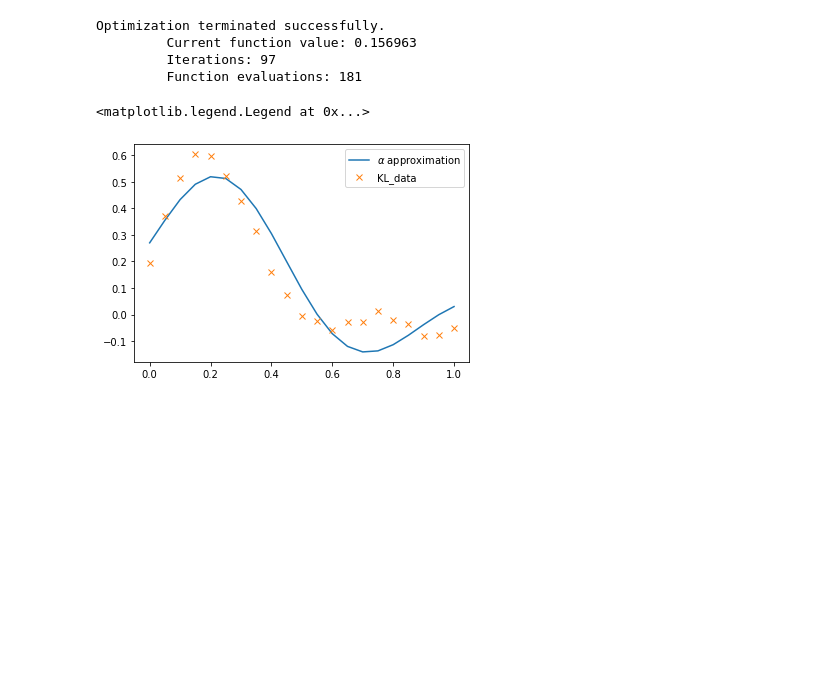
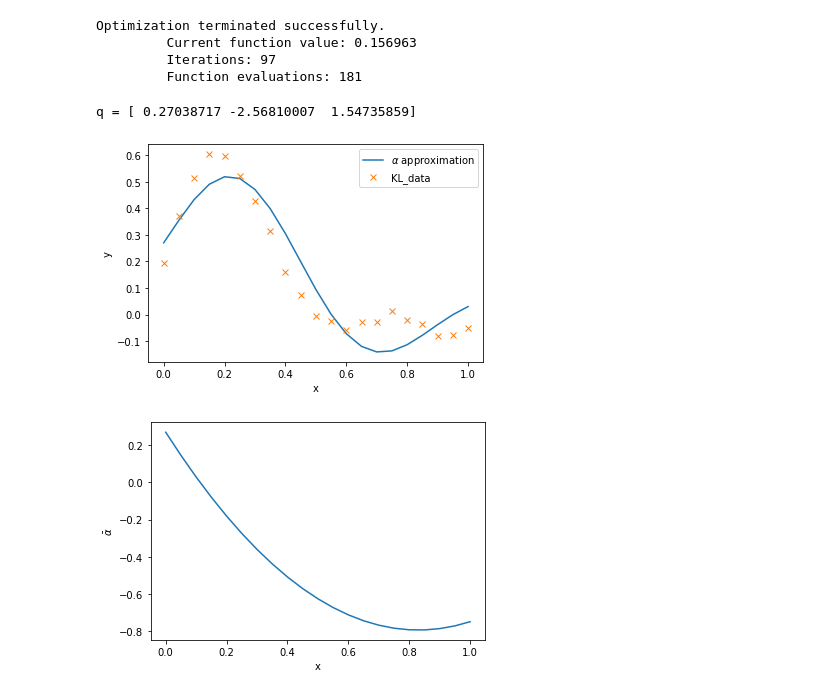
Before and after one commit to adamcwatts/MA540_UQ, a Jupyter notebook: Project1/Project1_Number3.ipynb, the cells around one changed output. Cells and saved outputs as stored; diff of their text form; code cells hidden in the pictures; blank space fills up the shorter version.

Commit message:
Project 1, problem 3; added plot of alpha_bar, added axes titles, added printout of qopt values

```diff
--- a/Project1/Project1_Number3.ipynb
+++ b/Project1/Project1_Number3.ipynb
@@ -229,15 +229,25 @@ Optimization terminated successfully.
 # %%
 import matplotlib.pyplot as plt
 xs = [ 0.05*(j-1) for j in range(1,22) ]
 approx_ys = [ alpha_3(x, qopt) for x in xs ]
 approx_alpha_bars = [ alpha_bar_3(x, qopt) for x in xs ]
 
 fig = plt.figure()
 ax = plt.subplot(111)
 ax.plot(xs, approx_ys, label = r"$\alpha$ approximation")
 ax.plot(xs, y, marker="x", linestyle="", label = "KL_data")
-#ax.plot(xs, approx_alpha_bars)
+ax.set_xlabel("x")
+ax.set_ylabel("y")
 ax.legend()
+
+fig2 = plt.figure()
+ax2 = plt.subplot(111)
+ax2.plot(xs, approx_alpha_bars)
+ax2.set_xlabel("x")
+ax2.set_ylabel(r"$\bar{\alpha}$")
+
+print("q =", qopt)
 # %% [output]
-<matplotlib.legend.Legend at 0x...>
+q = [ 0.27038717 -2.56810007  1.54735859]
-[figure, old version]
+[figure, new version]
+[figure, added]
```
